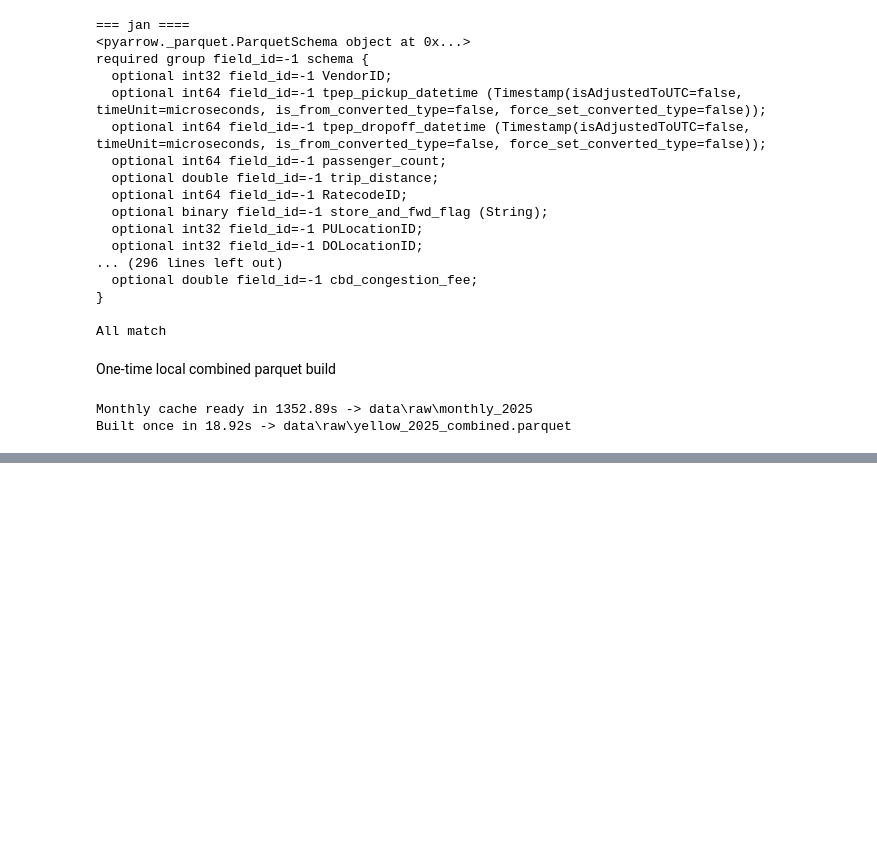
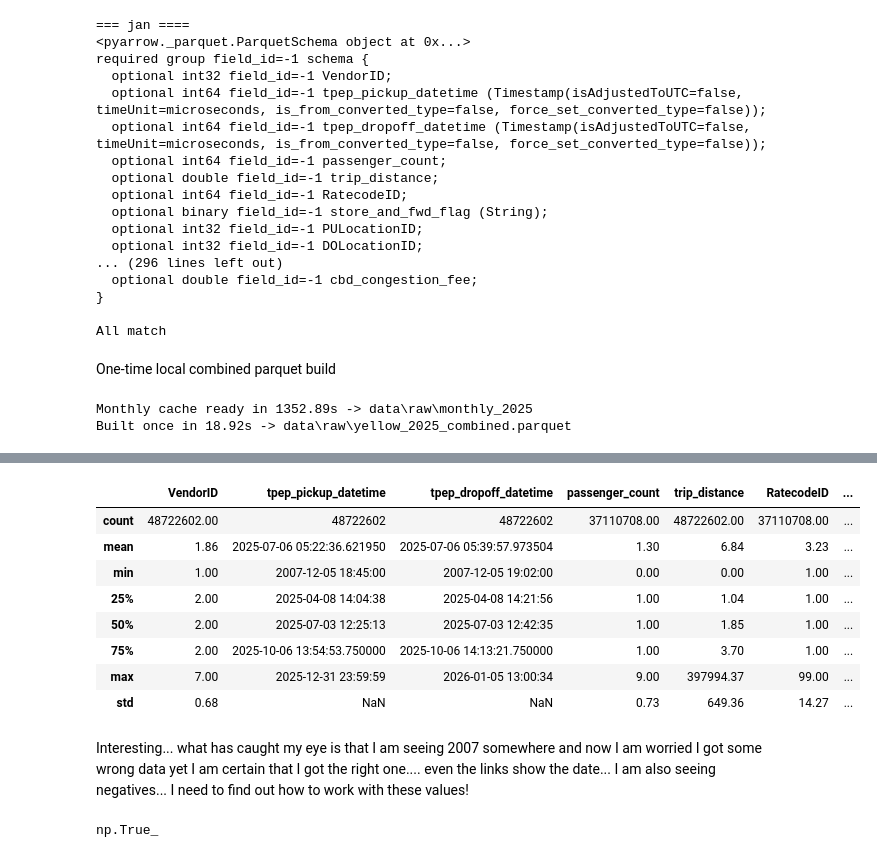
Before and after one commit to delightaheebwa/nyc-demand, a Jupyter notebook: notebooks/analysis.ipynb, the cells around one changed output, grey strips where cells are left out. Cells and saved outputs as stored; diff of their text form; code cells hidden in the pictures; blank space fills up the shorter version.

```diff
--- a/notebooks/analysis.ipynb
+++ b/notebooks/analysis.ipynb
@@ -129,0 +141,19 @@ Built once in 18.92s -> data\raw\yellow_2025_combined.parquet
+# %%
+yellow_df.describe().round(2)
+# %% [output]
+|  | VendorID | tpep_pickup_datetime | tpep_dropoff_datetime | passenger_count | trip_distance | RatecodeID | ... |
+| count | 48722602.00 | 48722602 | 48722602 | 37110708.00 | 48722602.00 | 37110708.00 | ... |
+| mean | 1.86 | 2025-07-06 05:22:36.621950 | 2025-07-06 05:39:57.973504 | 1.30 | 6.84 | 3.23 | ... |
+| min | 1.00 | 2007-12-05 18:45:00 | 2007-12-05 19:02:00 | 0.00 | 0.00 | 1.00 | ... |
+| 25% | 2.00 | 2025-04-08 14:04:38 | 2025-04-08 14:21:56 | 1.00 | 1.04 | 1.00 | ... |
+| 50% | 2.00 | 2025-07-03 12:25:13 | 2025-07-03 12:42:35 | 1.00 | 1.85 | 1.00 | ... |
+| 75% | 2.00 | 2025-10-06 13:54:53.750000 | 2025-10-06 14:13:21.750000 | 1.00 | 3.70 | 1.00 | ... |
+| max | 7.00 | 2025-12-31 23:59:59 | 2026-01-05 13:00:34 | 9.00 | 397994.37 | 99.00 | ... |
+| std | 0.68 | NaN | NaN | 0.73 | 649.36 | 14.27 | ... |
+# %% [markdown]
+Interesting... what has caught my eye is that I am seeing 2007 somewhere and now I am worried I got some wrong data yet I am certain that I got the right one.... even the links show the date... I am also seeing negatives... I need to find out how to work with these values!
+# %%
+exists_2007 = (yellow_df["tpep_pickup_datetime"].dt.year == 2007).any()
+exists_2007
+# %% [output]
+np.True_
```
Also changed, not shown: parts of 14 cells of this notebook, 2 other files.
